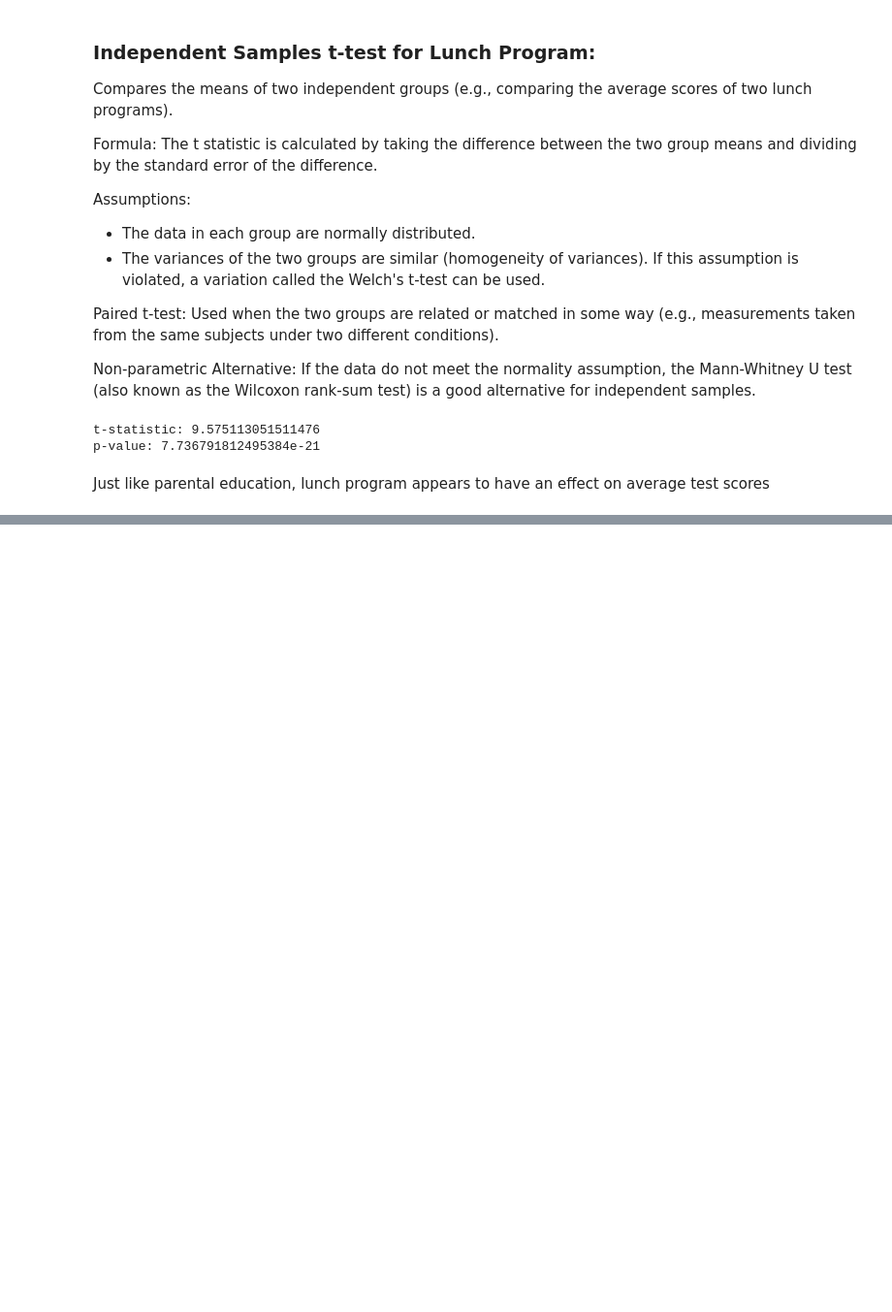
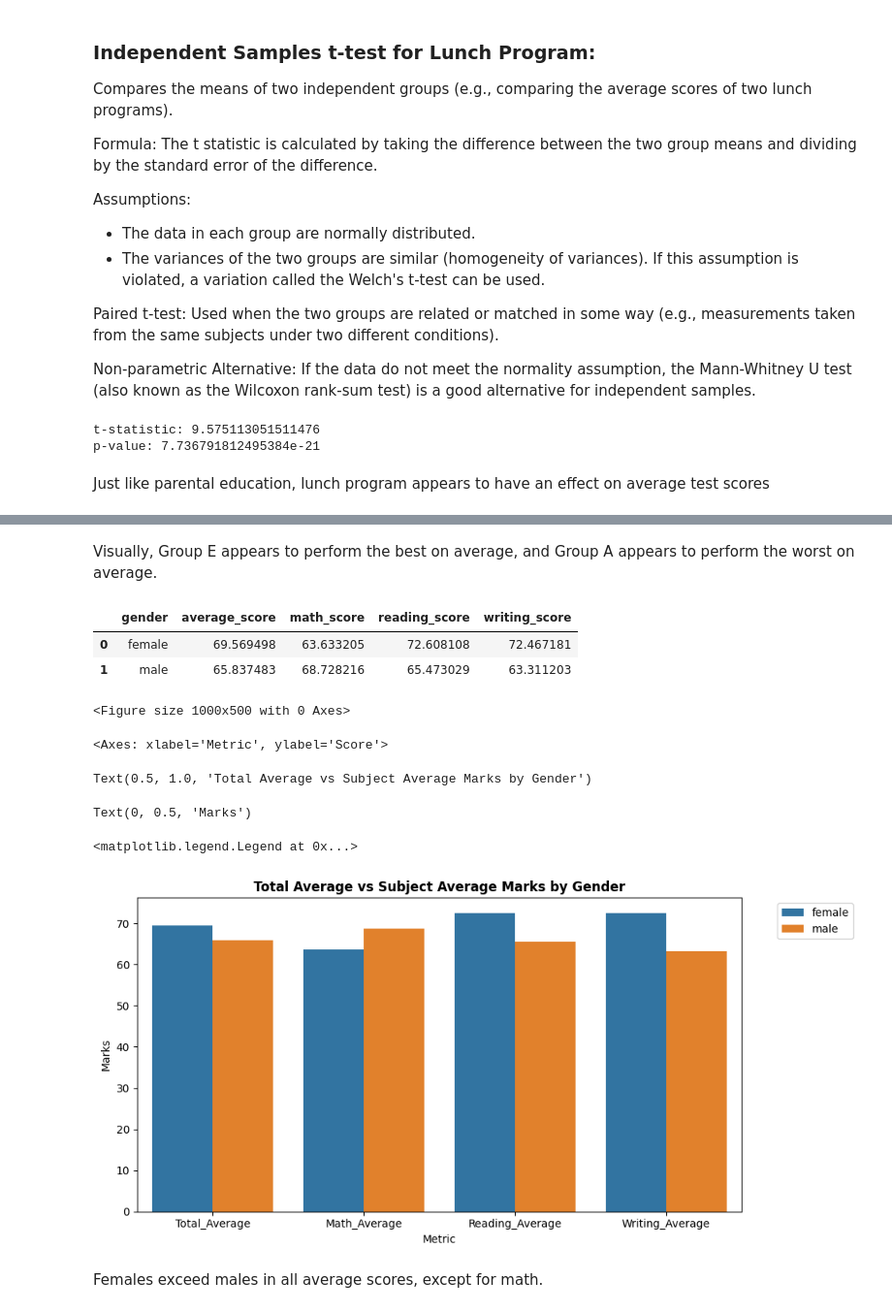
Before and after one commit to manelmahroug/Test-score-prediction, a Jupyter notebook: notebook/EDA.ipynb, the cells around one changed output, grey strips where cells are left out. Shown at 97% size. Cells and saved outputs as stored; diff of their text form; code cells hidden in the pictures; blank space fills up the shorter version.

```diff
--- a/notebook/EDA.ipynb
+++ b/notebook/EDA.ipynb
@@ -442,0 +515,34 @@ Just like parental education, lunch program appears to have an effect on average
+# %% [markdown]
+ Visually, Group E appears to perform the best on average, and Group A appears to perform the worst on average.
+# %%
+# Group by gender and calculate the mean for the metrics of interest
+gender_group = df.groupby('gender', as_index= False)[['average_score','math_score','reading_score','writing_score']].mean()
+gender_group
+# %% [output]
+|  | gender | average_score | math_score | reading_score | writing_score |
+| 0 | female | 69.569498 | 63.633205 | 72.608108 | 72.467181 |
+| 1 | male | 65.837483 | 68.728216 | 65.473029 | 63.311203 |
+# %%
+# Rename columns for clarity
+gender_group = gender_group.rename(columns={'average_score': 'Total_Average', 'math_score': 'Math_Average', 'reading_score':'Reading_Average', \
+                                            'writing_score': 'Writing_Average'})
+
+# Reshape the data to a long format
+df_long = gender_group.melt(id_vars='gender', var_name='Metric', value_name='Score')
+
+plt.figure(figsize=(10, 5))
+sns.barplot(x='Metric', y='Score', hue='gender', data=df_long)
+plt.title("Total Average vs Subject Average Marks by Gender", fontweight='bold')
+plt.ylabel("Marks")
+plt.legend(bbox_to_anchor=(1.05, 1), loc='upper left')
+plt.tight_layout()
+plt.show()
+# %% [output]
+<Figure size 1000x500 with 0 Axes>
+<Axes: xlabel='Metric', ylabel='Score'>
+Text(0.5, 1.0, 'Total Average vs Subject Average Marks by Gender')
+Text(0, 0.5, 'Marks')
+<matplotlib.legend.Legend at 0x...>
+[figure, added]
+# %% [markdown]
+Females exceed males in all average scores, except for math.
```
Also changed, not shown: parts of 14 cells of this notebook.
